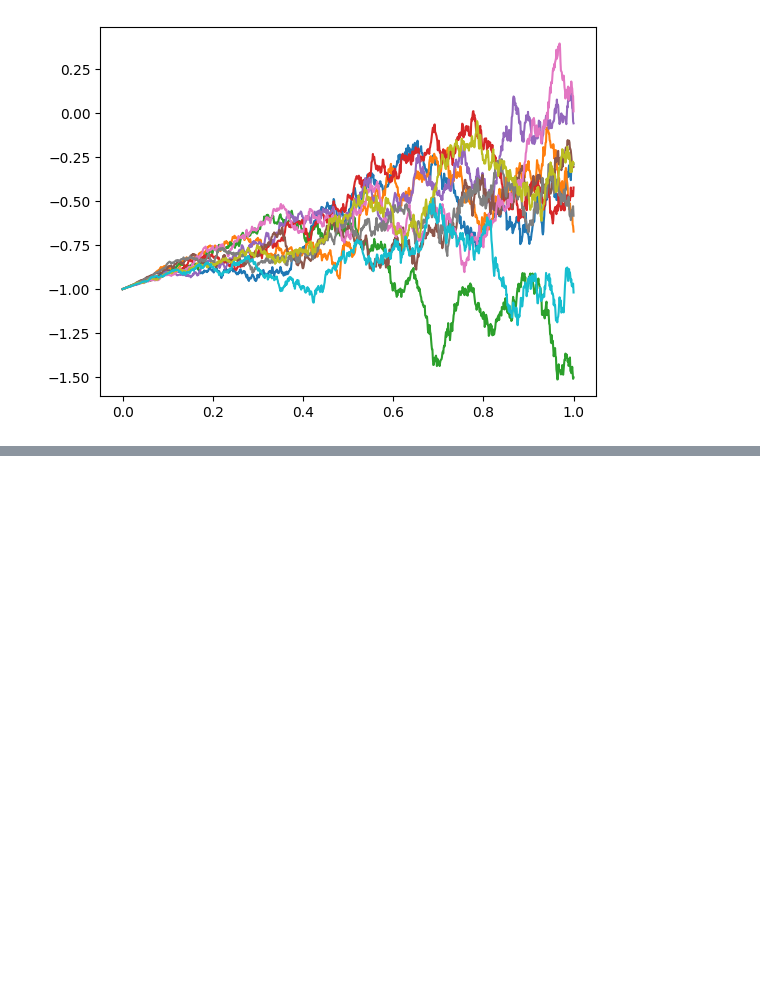
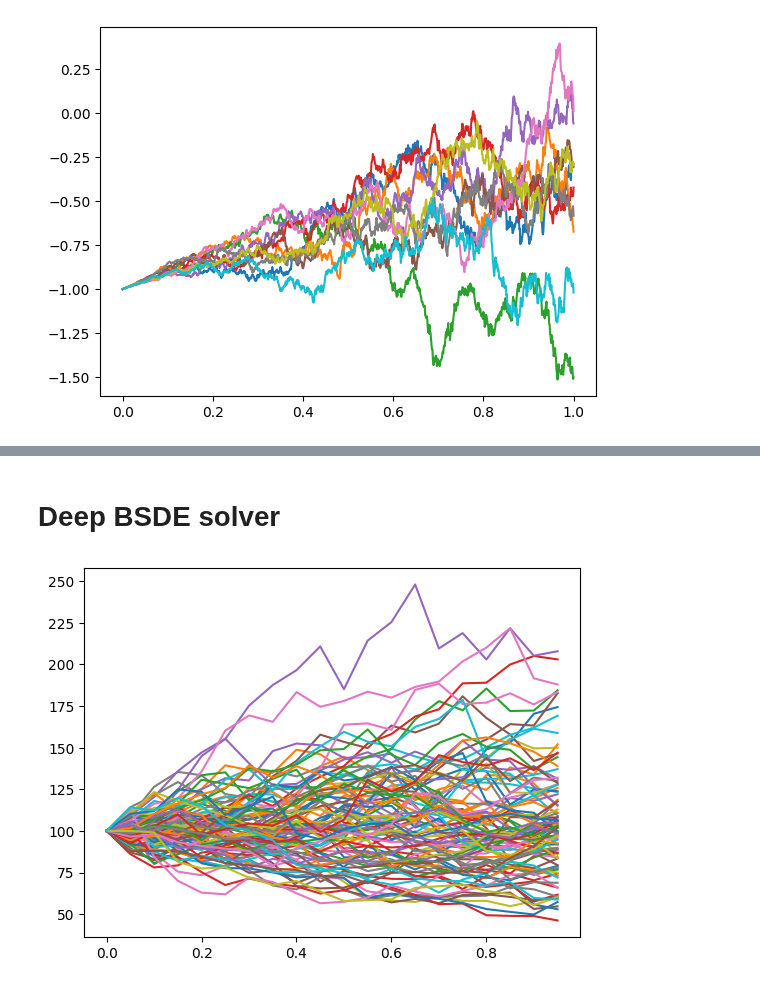
Before and after one commit to ISIPINK/Assignment_Financial_Mathematics_2024, a Jupyter notebook: BSDE.ipynb, the cells around one changed output, grey strips where cells are left out. Cells and saved outputs as stored; diff of their text form; code cells hidden in the pictures; blank space fills up the shorter version.

```diff
--- a/BSDE.ipynb
+++ b/BSDE.ipynb
@@ -137,0 +124,2 @@ def least_square_bsde(paths,f,phi):
+# %% [markdown]
+# Deep BSDE solver
@@ -137,0 +305,41 @@ def least_square_bsde(paths,f,phi):
+# %%
+class AmericanPut(DeepBSDE):
+    def __init__(self,K=1.0, **kwargs):
+        super().__init__(**kwargs)
+        self.K = K
+    # driver function
+
+    @tf.function
+    def q(self, x, y):
+        return self.r * self.K * tf.cast(y <= self.fun_g(x), dtype=self.DTYPE)
+
+    @tf.function
+    def fun_f(self, t, x, y, z):
+        return -self.r*y + self.q(x,y)
+
+    # Terminal/Final cost or payoff
+    @tf.function
+    def fun_g(self, x):
+        return tf.maximum(self.K - x, 0)
+# %%
+test = AmericanPut(K=110,
+                   X0=100,
+                   time_steps=20,
+                   dim=1,
+                   r= 0.02,
+                   mu=0.07,
+                   t0 =0,
+                   t1 = 1,
+                   sigma=0.3,
+                   learning_rate=1e-2,
+                   num_hidden_layers=2,
+                   num_neurons=200)
+# %%
+import matplotlib.pyplot as plt
+np.random.seed(1000)
+X, dW = test.draw_X_and_dW(100)
+for p in X:
+    plt.plot(test.t_space, p[0,:-1])
+plt.show()
+# %% [output]
+[figure, added]
```
Also changed, not shown: parts of 6 cells of this notebook, 1 other file.
